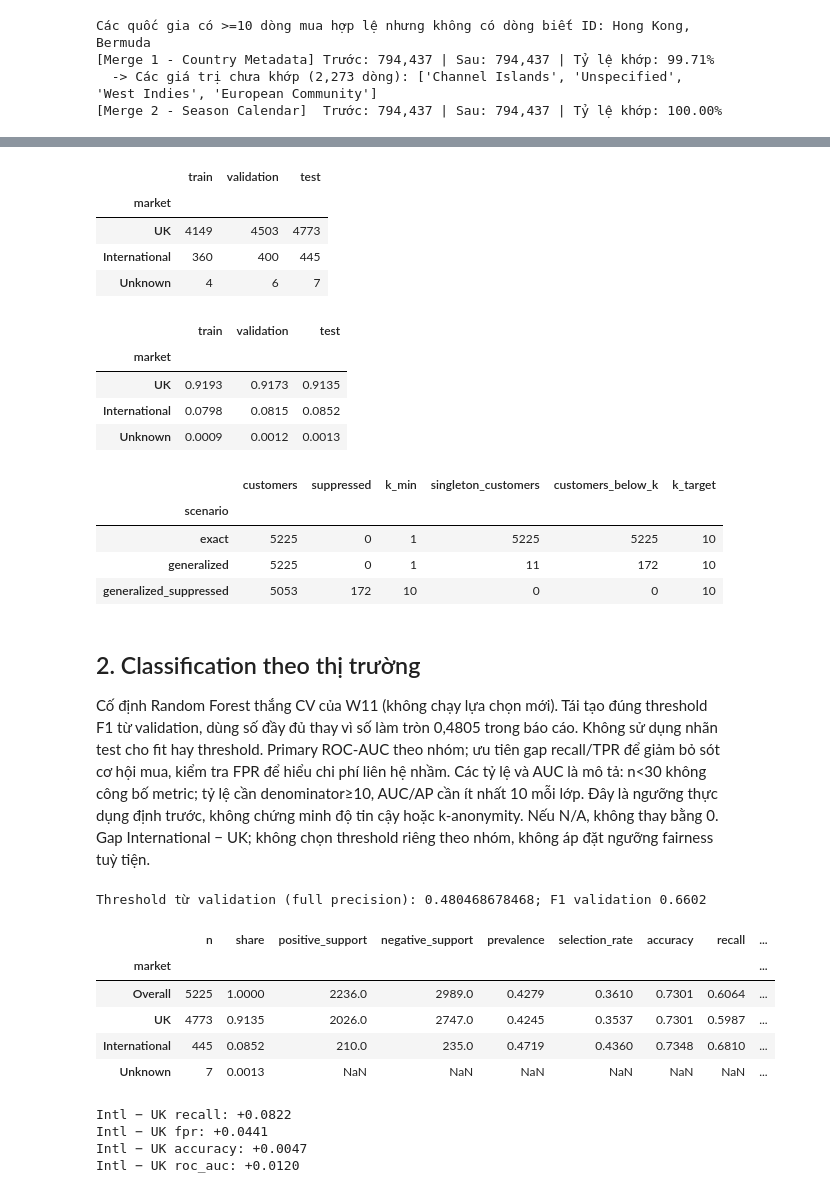
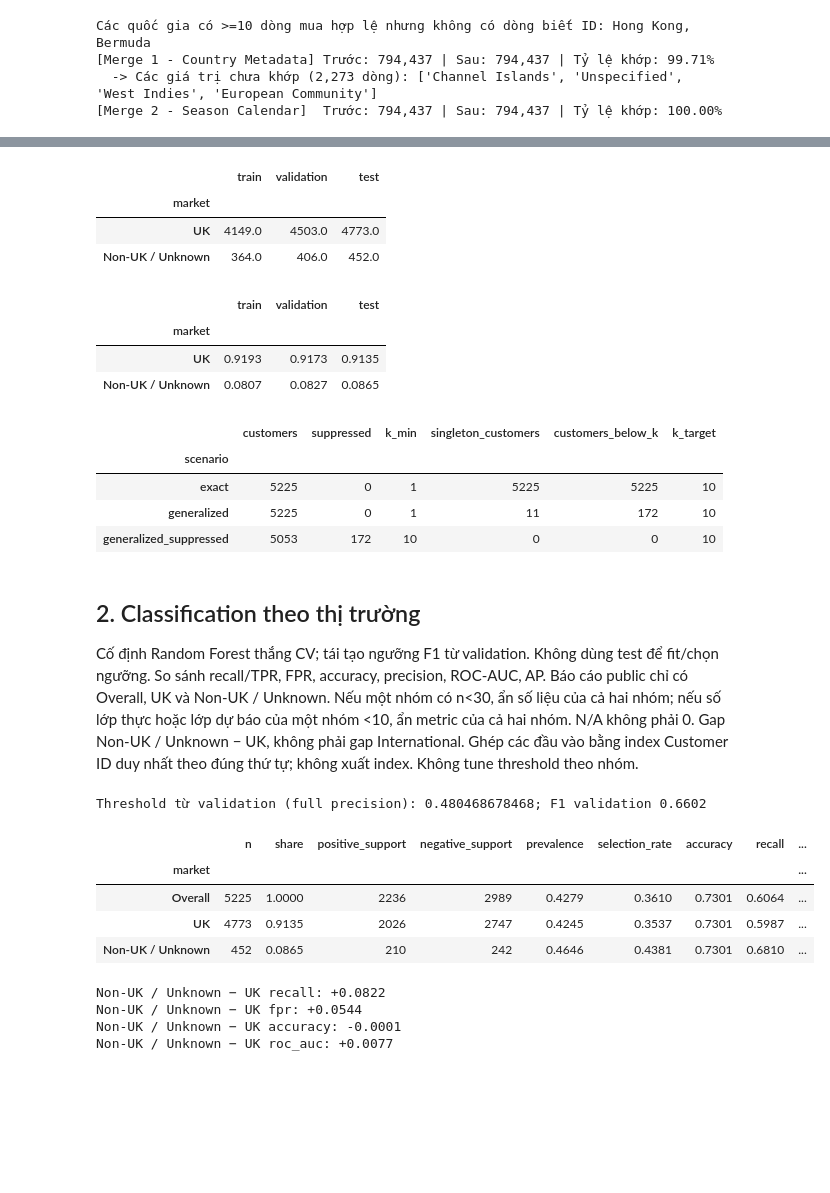
Before and after one commit to huybel2012/ecommerce-behavior-analysis, a Jupyter notebook: notebooks/06_ethics_and_bias.ipynb, the cells around one changed output, grey strips where cells are left out. Saved outputs shown, nothing was run; the diff lists cells and outputs as text; code cells hidden in the pictures; blank space fills up the shorter version.

Commit message:
Fairness Fixes

```diff
--- a/notebooks/06_ethics_and_bias.ipynb
+++ b/notebooks/06_ethics_and_bias.ipynb
@@ -62,20 +63,18 @@ Các quốc gia có >=10 dòng mua hợp lệ nhưng không có dòng biết ID:
 # %%
-representation = pd.DataFrame({role:market_groups(data).value_counts().reindex(['UK','International','Unknown'],fill_value=0) for role,data in snapshots.items()})
-display(representation); display(representation.div(representation.sum(axis=0)).round(4))
+representation = public_representation(snapshots)
+display(representation); display(representation.div(representation.sum(axis=0, min_count=1)).round(4))
 representation.to_csv(REPORTS/'w12_representation.csv')
 privacy = privacy_summary(snapshots['test'], k_target=10)
 display(privacy); privacy.to_csv(REPORTS/'w12_privacy.csv')
 # %% [output]
 |  | train | validation | test |
 | market |  |  |  |
-| UK | 4149 | 4503 | 4773 |
-| International | 360 | 400 | 445 |
-| Unknown | 4 | 6 | 7 |
+| UK | 4149.0 | 4503.0 | 4773.0 |
+| Non-UK / Unknown | 364.0 | 406.0 | 452.0 |
 |  | train | validation | test |
 | market |  |  |  |
 | UK | 0.9193 | 0.9173 | 0.9135 |
-| International | 0.0798 | 0.0815 | 0.0852 |
-| Unknown | 0.0009 | 0.0012 | 0.0013 |
+| Non-UK / Unknown | 0.0807 | 0.0827 | 0.0865 |
 |  | customers | suppressed | k_min | singleton_customers | customers_below_k | k_target |
 | scenario |  |  |  |  |  |  |
 | exact | 5225 | 0 | 1 | 5225 | 5225 | 10 |
@@ -83,32 +82,34 @@ display(privacy); privacy.to_csv(REPORTS/'w12_privacy.csv')
 | generalized_suppressed | 5053 | 172 | 10 | 0 | 0 | 10 |
 # %% [markdown]
 ## 2. Classification theo thị trường
-Cố định Random Forest thắng CV của W11 (không chạy lựa chọn mới). Tái tạo đúng threshold F1 từ validation, dùng số đầy đủ thay vì số làm tròn 0,4805 trong báo cáo. Không sử dụng nhãn test cho fit hay threshold. Primary ROC-AUC theo nhóm; ưu tiên gap recall/TPR để giảm bỏ sót cơ hội mua, kiểm tra FPR để hiểu chi phí liên hệ nhầm. Các tỷ lệ và AUC là mô tả: n<30 không công bố metric; tỷ lệ cần denominator≥10, AUC/AP cần ít nhất 10 mỗi lớp. Đây là ngưỡng thực dụng định trước, không chứng minh độ tin cậy hoặc k-anonymity. Nếu N/A, không thay bằng 0. Gap International − UK; không chọn threshold riêng theo nhóm, không áp đặt ngưỡng fairness tuỳ tiện.
+Cố định Random Forest thắng CV; tái tạo ngưỡng F1 từ validation. Không dùng test để fit/chọn ngưỡng. So sánh recall/TPR, FPR, accuracy, precision, ROC-AUC, AP. Báo cáo public chỉ có Overall, UK và Non-UK / Unknown. Nếu một nhóm có n<30, ẩn số liệu của cả hai nhóm; nếu số lớp thực hoặc lớp dự báo của một nhóm <10, ẩn metric của cả hai nhóm. N/A không phải 0. Gap Non-UK / Unknown − UK, không phải gap International. Ghép các đầu vào bằng index Customer ID duy nhất theo đúng thứ tự; không xuất index. Không tune threshold theo nhóm.
 # %%
 X_train, y_train = ce.split_xy(snapshots['train'])
 X_val, y_val = ce.split_xy(snapshots['validation'])
 clf = ce.make_pipeline(ce.candidate_models()['Random Forest']).fit(X_train, y_train)
-threshold, val_f1 = ce.choose_threshold(y_val, clf.predict_proba(X_val)[:,1])
-X_test, y_test = ce.split_xy(snapshots['test'])
-prob = clf.predict_proba(X_test)[:,1]
-groups = market_groups(snapshots['test'])
-clf_table = classification_by_group(y_test, prob, groups, threshold)
+val_prob = clf.predict_proba(X_val)[:,1]
+threshold, val_f1 = ce.choose_threshold(y_val, val_prob)
+test = snapshots['test'].set_index('customer_id', drop=False, verify_integrity=True)
+X_test, y_test = ce.split_xy(test)
+prob = pd.Series(clf.predict_proba(X_test)[:,1], index=X_test.index)
+y_test_keyed = pd.Series(y_test, index=X_test.index)
+groups = market_groups(test)
+clf_table = classification_by_group(y_test_keyed, prob, groups, threshold)
 print(f'Threshold từ validation (full precision): {threshold:.12g}; F1 validation {val_f1:.4f}')
 display(clf_table.round(4))
 for col in ['recall','fpr','accuracy','roc_auc']:
-    print(f'Intl − UK {col}: {signed_gap(clf_table,col):+.4f}')
+    print(f'Non-UK / Unknown − UK {col}: {signed_gap(clf_table,col):+.4f}')
 clf_table.to_csv(REPORTS/'w12_classification_groups.csv')
 # %% [output]
 Threshold từ validation (full precision): 0.480468678468; F1 validation 0.6602
 |  | n | share | positive_support | negative_support | prevalence | selection_rate | accuracy | recall | ... |
 | market |  |  |  |  |  |  |  |  | ... |
-| Overall | 5225 | 1.0000 | 2236.0 | 2989.0 | 0.4279 | 0.3610 | 0.7301 | 0.6064 | ... |
-| UK | 4773 | 0.9135 | 2026.0 | 2747.0 | 0.4245 | 0.3537 | 0.7301 | 0.5987 | ... |
-| International | 445 | 0.0852 | 210.0 | 235.0 | 0.4719 | 0.4360 | 0.7348 | 0.6810 | ... |
-| Unknown | 7 | 0.0013 | NaN | NaN | NaN | NaN | NaN | NaN | ... |
+| Overall | 5225 | 1.0000 | 2236 | 2989 | 0.4279 | 0.3610 | 0.7301 | 0.6064 | ... |
+| UK | 4773 | 0.9135 | 2026 | 2747 | 0.4245 | 0.3537 | 0.7301 | 0.5987 | ... |
+| Non-UK / Unknown | 452 | 0.0865 | 210 | 242 | 0.4646 | 0.4381 | 0.7301 | 0.6810 | ... |
-Intl − UK recall: +0.0822
-Intl − UK fpr: +0.0441
-Intl − UK accuracy: +0.0047
-Intl − UK roc_auc: +0.0120
+Non-UK / Unknown − UK recall: +0.0822
+Non-UK / Unknown − UK fpr: +0.0544
+Non-UK / Unknown − UK accuracy: -0.0001
+Non-UK / Unknown − UK roc_auc: +0.0077
 # %% [markdown]
 ## 3. Regression theo thị trường
```
Also changed, not shown: parts of 8 cells of this notebook, 7 other files.
